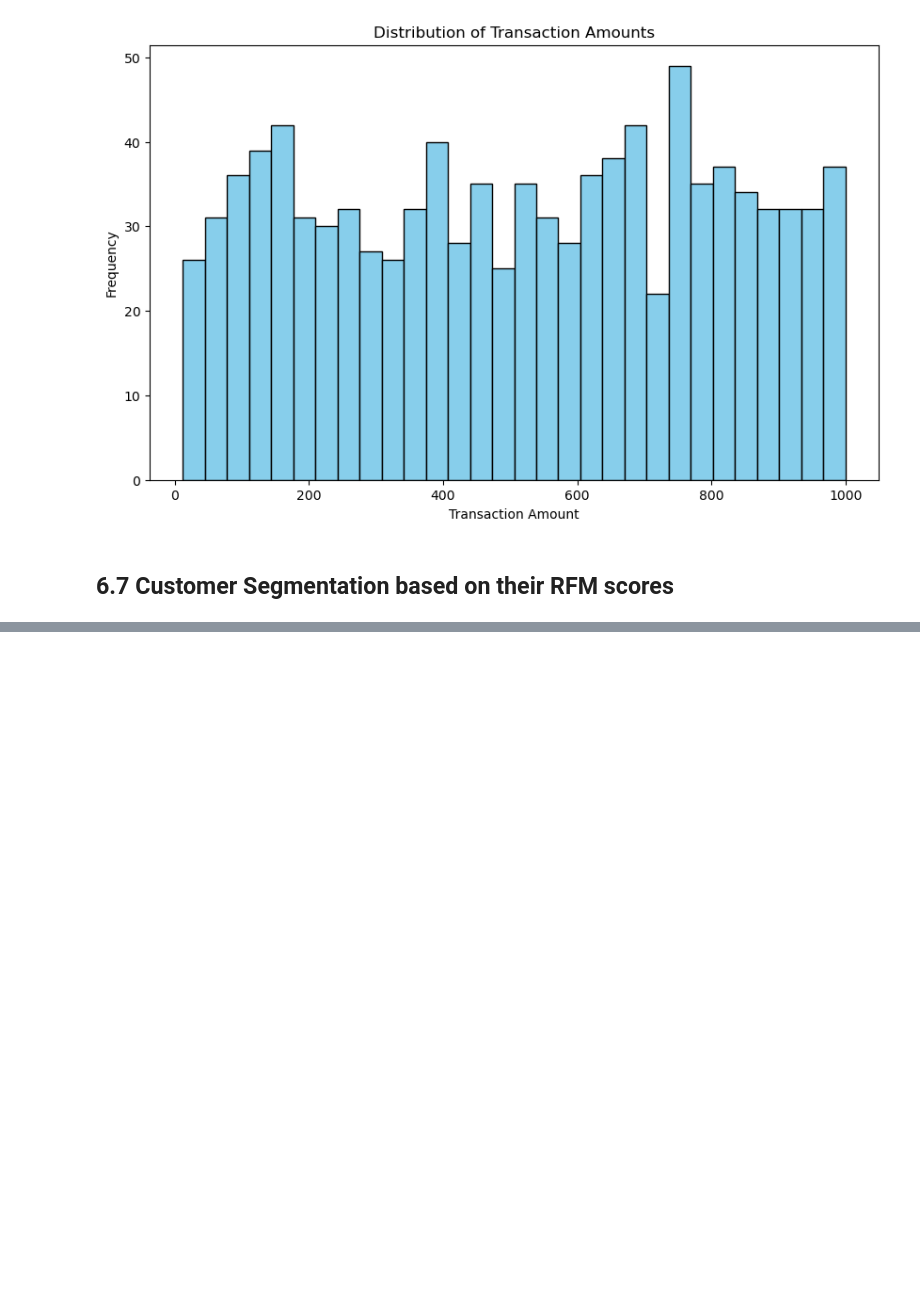
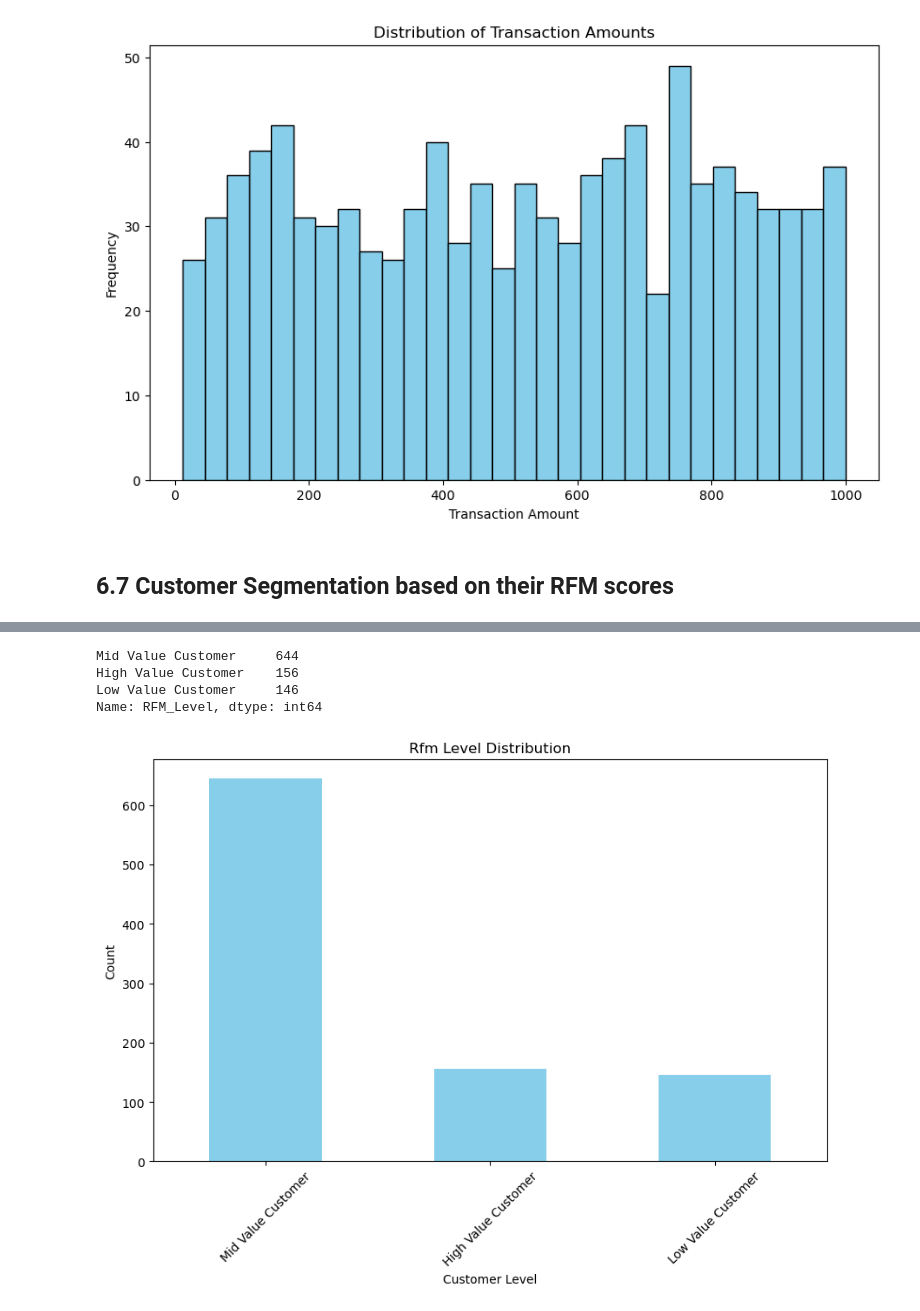
Before and after one commit to George-Mbugua/RFM-Analysis-Recency-Frequency-and-Monetary-Value-, a Jupyter notebook: Untitled-1.ipynb, the cells around one changed output, grey strips where cells are left out. Drawn from its saved outputs; the diff is of its cells as text; code cells hidden in the pictures; blank space fills up the shorter version.

```diff
--- a/Untitled-1.ipynb
+++ b/Untitled-1.ipynb
@@ -322,7 +341,7 @@ df_rfm = df.groupby('CustomerID').agg({
 # The columns will be renamed to ‘Recency’, ‘Frequency’, and ‘Monetary’ for better clarity.
 df_rfm.rename(columns={'PurchaseDate': 'Recency', 'OrderID': 'Frequency', 'TransactionAmount': 'Monetary'}, inplace=True)
 # %%
-# Divide the metrics into segments using rank-based quartiles
+# Dividing the metrics into segments using rank-based quartiles
 r_labels = range(4, 0, -1); f_labels = range(1, 5); m_labels = range(1, 5)
 r_quartiles = pd.qcut(df_rfm['Recency'].rank(method='first'), q=4, labels=r_labels)  # Recency: The lower the better
 f_quartiles = pd.qcut(df_rfm['Frequency'].rank(method='first'), q=4, labels=f_labels)  # Frequency: The higher the better
@@ -336,15 +355,12 @@ df_rfm['RFM_Score'] = df_rfm[['R','F','M']].sum(axis=1)
 
 # Define rfm_level function
 def rfm_level(df):
-    if np.bool(df['RFM_Score'] >= 10):
+    if bool(df['RFM_Score'] >= 10):
         return 'High Value Customer'
-    elif np.bool((df['RFM_Score'] < 10) & (df['RFM_Score'] >= 6)):
+    elif bool((df['RFM_Score'] < 10) & (df['RFM_Score'] >= 6)):
         return 'Mid Value Customer'
     else:
         return 'Low Value Customer'
 
 # Create a new variable RFM_Level
 df_rfm['RFM_Level'] = df_rfm.apply(rfm_level, axis=1)
-
-# Print the header with top 5 rows to the console
-print(df_rfm.head())
@@ -350,0 +384,20 @@ print(df_rfm.head())
+# %%
+# Grouping by 'RFM_Level' and calculating the count for each group
+rfm_level_counts = df_rfm['RFM_Level'].value_counts()
+rfm_level_counts
+# %% [output]
+Mid Value Customer     644
+High Value Customer    156
+Low Value Customer     146
+Name: RFM_Level, dtype: int64
+# %%
+# Creating a bar plot
+plt.figure(figsize=(10,6))
+rfm_level_counts.plot(kind='bar', color='skyblue')
+plt.title('Rfm Level Distribution')
+plt.xlabel('Customer Level')
+plt.ylabel('Count')
+plt.xticks(rotation=45)
+plt.show()
+# %% [output]
+[figure, added]
```
Also changed, not shown: parts of 7 cells of this notebook, 5 other files.
